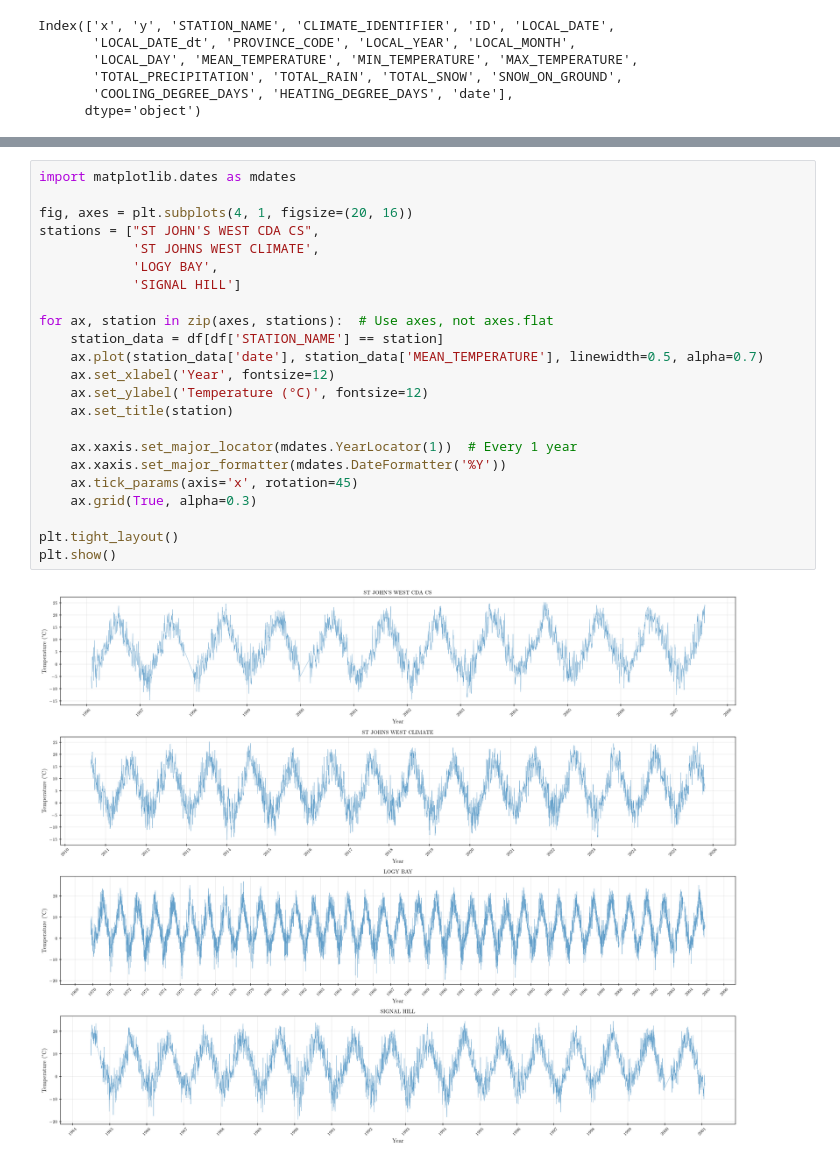
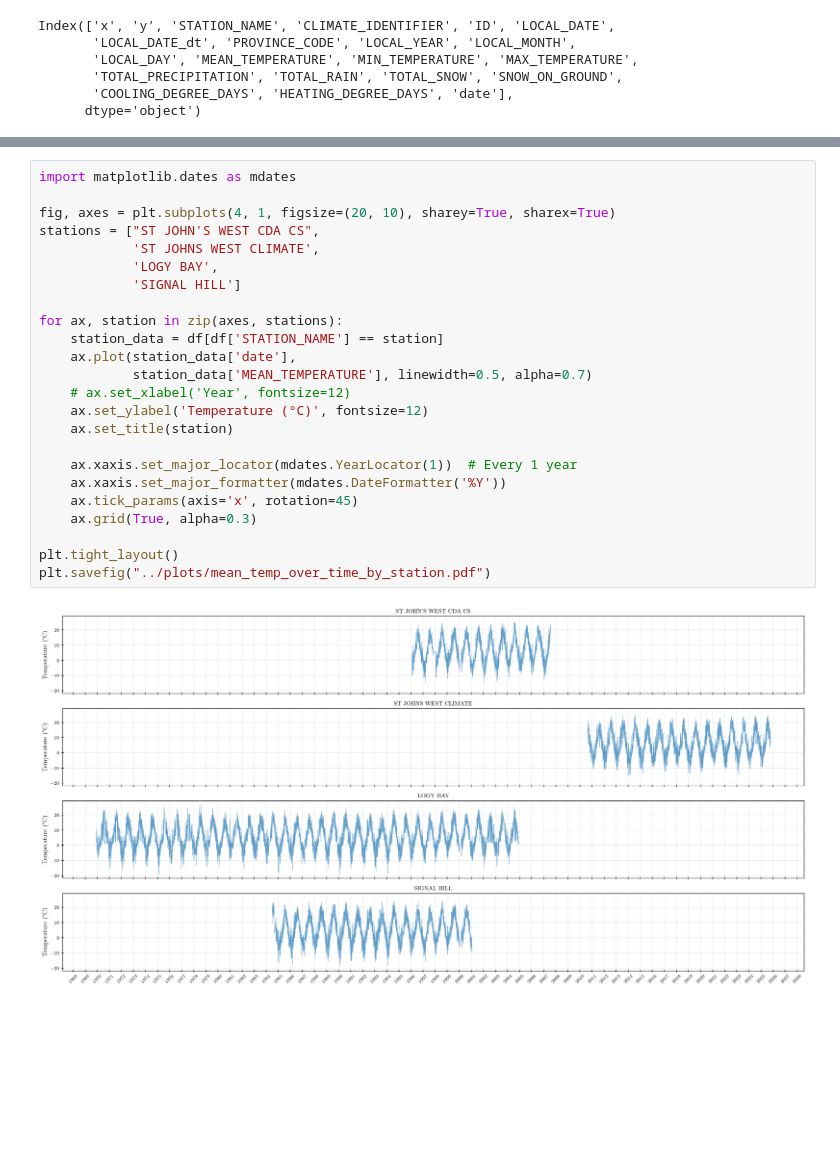
Before and after one commit to ieadoboe/cmsc6950-climate-daily, a Jupyter notebook: notebooks/01_data_exploration.ipynb, the cells around one changed output, grey strips where cells are left out. Drawn from its saved outputs; the diff is of its cells as text; blank space fills up the shorter version.

Commit message:
notebook: generated plots

```diff
--- a/notebooks/01_data_exploration.ipynb
+++ b/notebooks/01_data_exploration.ipynb
@@ -69,26 +70,27 @@ plt.show()
 # %%
 import matplotlib.dates as mdates
 
-fig, axes = plt.subplots(4, 1, figsize=(20, 16))
+fig, axes = plt.subplots(4, 1, figsize=(20, 10), sharey=True, sharex=True)
 stations = ["ST JOHN'S WEST CDA CS",
             'ST JOHNS WEST CLIMATE',
             'LOGY BAY',
             'SIGNAL HILL']
 
-for ax, station in zip(axes, stations):  # Use axes, not axes.flat
+for ax, station in zip(axes, stations):
     station_data = df[df['STATION_NAME'] == station]
-    ax.plot(station_data['date'], station_data['MEAN_TEMPERATURE'], linewidth=0.5, alpha=0.7)
-    ax.set_xlabel('Year', fontsize=12)
+    ax.plot(station_data['date'],
+            station_data['MEAN_TEMPERATURE'], linewidth=0.5, alpha=0.7)
+    # ax.set_xlabel('Year', fontsize=12)
     ax.set_ylabel('Temperature (°C)', fontsize=12)
     ax.set_title(station)
 
     ax.xaxis.set_major_locator(mdates.YearLocator(1))  # Every 1 year
     ax.xaxis.set_major_formatter(mdates.DateFormatter('%Y'))
     ax.tick_params(axis='x', rotation=45)
     ax.grid(True, alpha=0.3)
 
 plt.tight_layout()
-plt.show()
+plt.savefig("../plots/mean_temp_over_time_by_station.pdf")
 # %% [output]
-[figure, old version]
+[figure, new version]
 # %%
```
Also changed, not shown: parts of 25 cells of this notebook.
